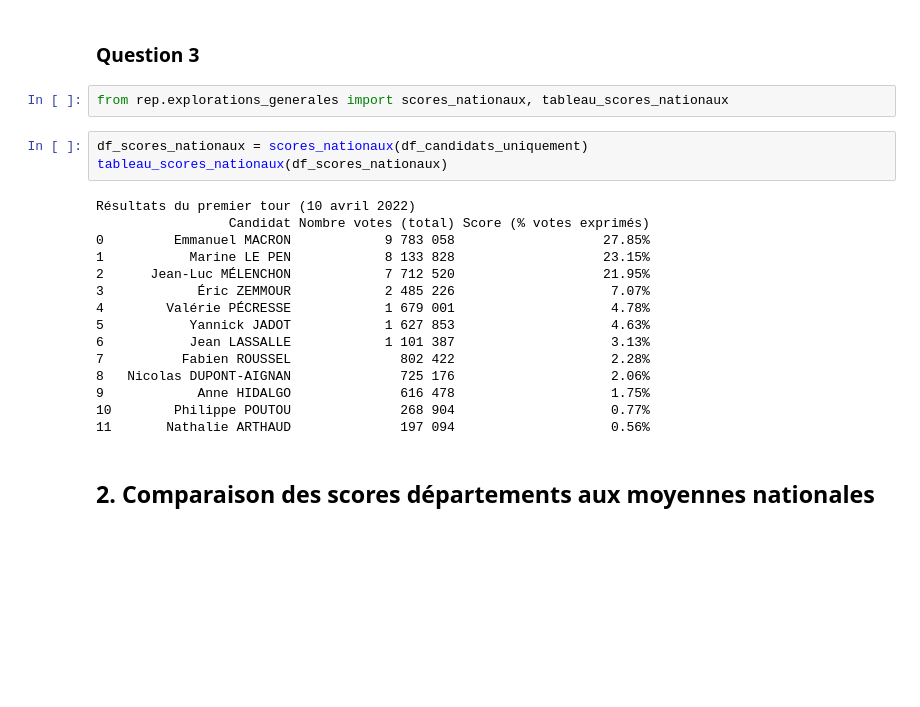
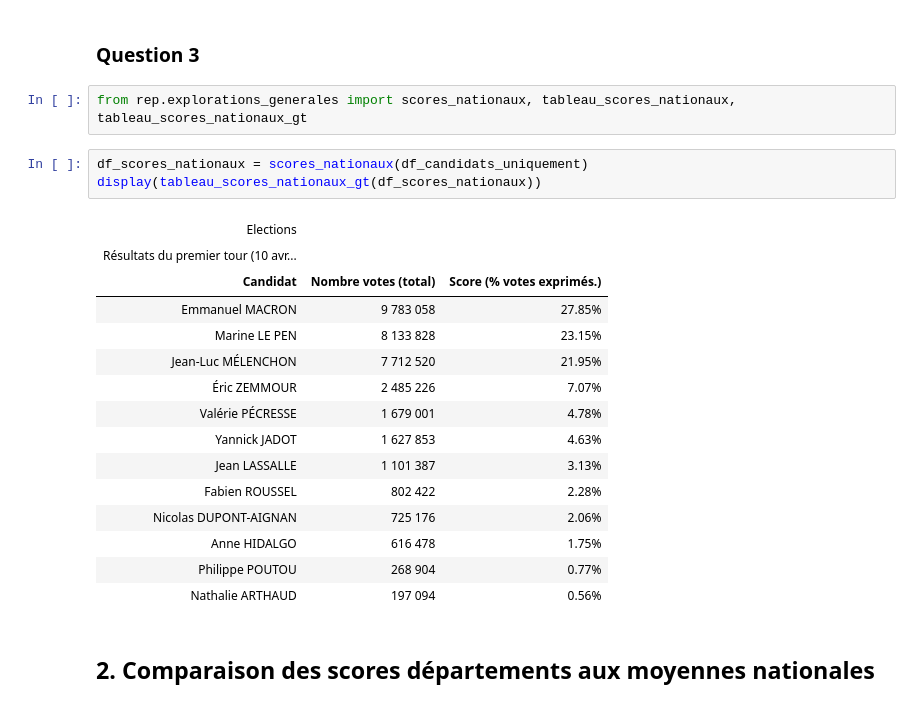
Before and after one commit to Laurine-ensai/evaluation_intermediaire_python_ds, a Jupyter notebook: reponses.ipynb, the cells around one changed output. Cells and saved outputs as stored; diff of their text form; blank space fills up the shorter version.

```diff
--- a/reponses.ipynb
+++ b/reponses.ipynb
@@ -142,25 +140,26 @@ Liste des candidats :
 # %% [markdown]
 ### Question 3
 # %%
-from rep.explorations_generales import scores_nationaux, tableau_scores_nationaux
+from rep.explorations_generales import scores_nationaux, tableau_scores_nationaux, tableau_scores_nationaux_gt
 # %%
 df_scores_nationaux = scores_nationaux(df_candidats_uniquement)
-tableau_scores_nationaux(df_scores_nationaux)
+display(tableau_scores_nationaux_gt(df_scores_nationaux))
 # %% [output]
-Résultats du premier tour (10 avril 2022)
-                 Candidat Nombre votes (total) Score (% votes exprimés)
-0         Emmanuel MACRON            9 783 058                   27.85%
-1           Marine LE PEN            8 133 828                   23.15%
-2      Jean-Luc MÉLENCHON            7 712 520                   21.95%
-3            Éric ZEMMOUR            2 485 226                    7.07%
-4        Valérie PÉCRESSE            1 679 001                    4.78%
-5           Yannick JADOT            1 627 853                    4.63%
-6           Jean LASSALLE            1 101 387                    3.13%
-7          Fabien ROUSSEL              802 422                    2.28%
-8   Nicolas DUPONT-AIGNAN              725 176                    2.06%
-9            Anne HIDALGO              616 478                    1.75%
-10        Philippe POUTOU              268 904                    0.77%
-11       Nathalie ARTHAUD              197 094                    0.56%
+| Elections |  |  |
+| Résultats du premier tour (10 avr... |  |  |
+| Candidat | Nombre votes (total) | Score (% votes exprimés.) |
+| Emmanuel MACRON | 9 783 058 | 27.85% |
+| Marine LE PEN | 8 133 828 | 23.15% |
+| Jean-Luc MÉLENCHON | 7 712 520 | 21.95% |
+| Éric ZEMMOUR | 2 485 226 | 7.07% |
+| Valérie PÉCRESSE | 1 679 001 | 4.78% |
+| Yannick JADOT | 1 627 853 | 4.63% |
+| Jean LASSALLE | 1 101 387 | 3.13% |
+| Fabien ROUSSEL | 802 422 | 2.28% |
+| Nicolas DUPONT-AIGNAN | 725 176 | 2.06% |
+| Anne HIDALGO | 616 478 | 1.75% |
+| Philippe POUTOU | 268 904 | 0.77% |
+| Nathalie ARTHAUD | 197 094 | 0.56% |
 # %% [markdown]
 ## 2. Comparaison des scores départements aux moyennes nationales
 # %% [markdown]
```
Also changed, not shown: parts of 5 cells of this notebook, 5 other files.
